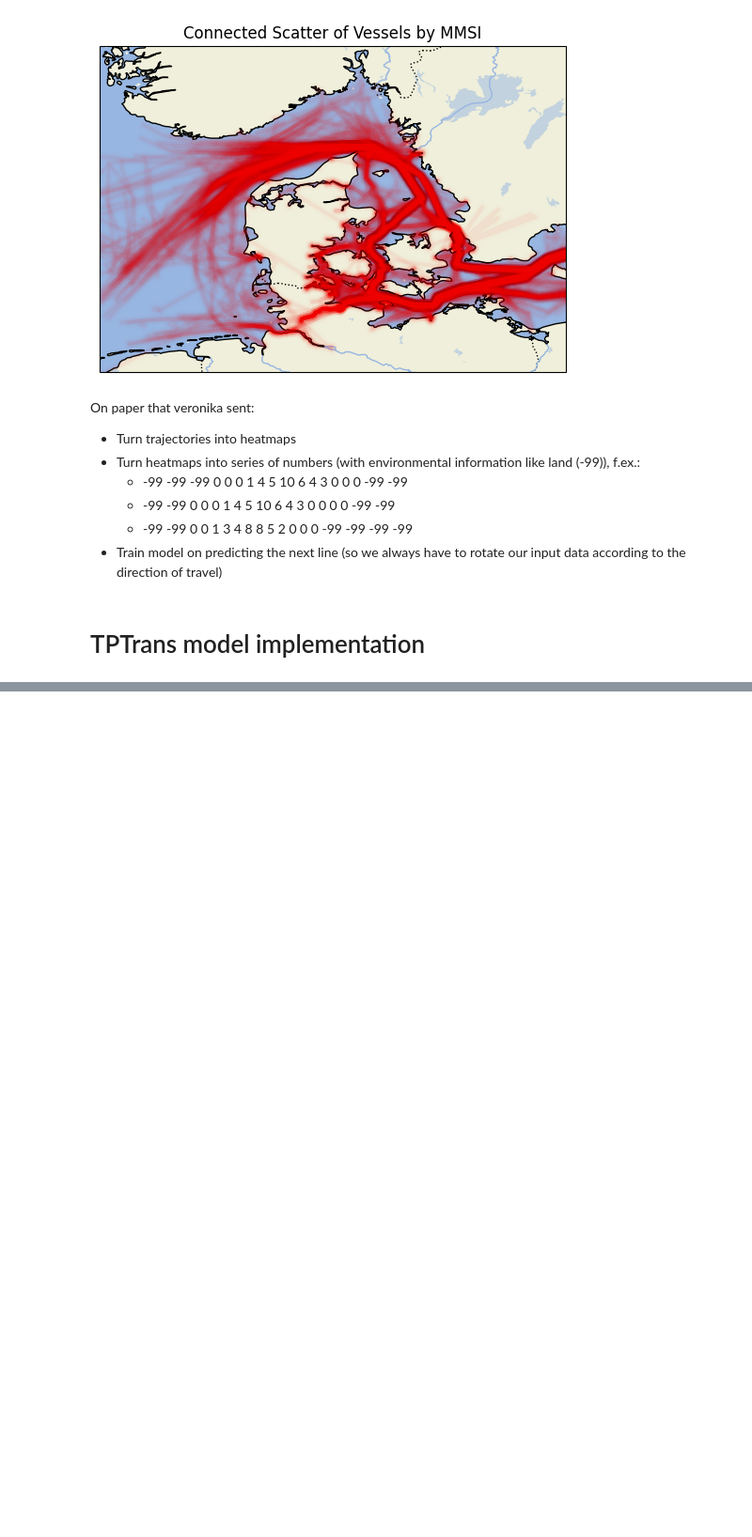
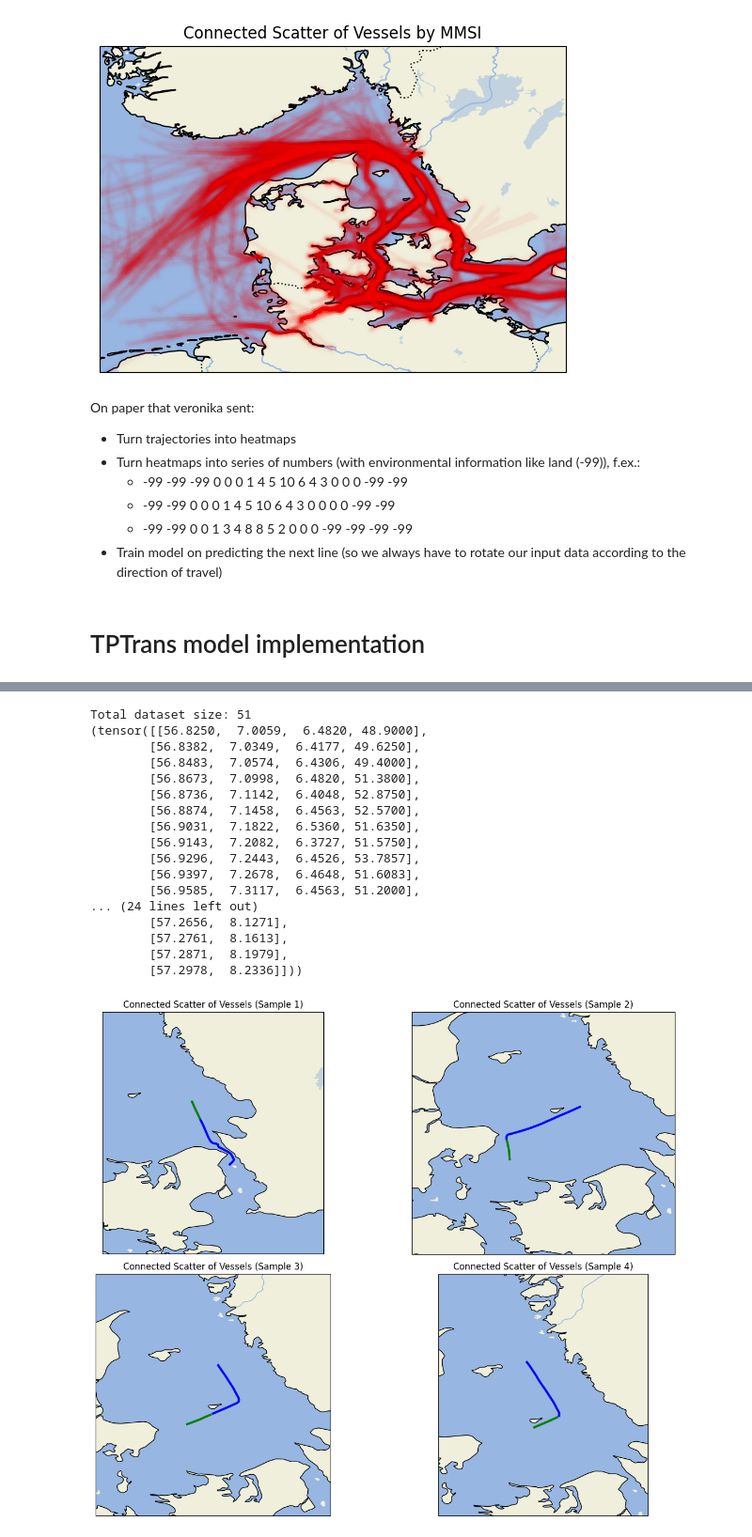
Before and after one commit to veronikal24/DeepLearning, a Jupyter notebook: testing_kevin.ipynb, the cells around one changed output, grey strips where cells are left out. Shown at 94% size. Drawn from its saved outputs; the diff is of its cells as text; code cells hidden in the pictures; blank space fills up the shorter version.

```diff
--- a/testing_kevin.ipynb
+++ b/testing_kevin.ipynb
@@ -735,0 +553,37 @@ print(df_test_results)
+# %%
+from dataloader import load_parquet, preprocess_data, SlidingWindowDataset
+from plotting import plot_dataset_sample
+
+df = load_parquet("dataset", k=3)
+df = preprocess_data(df)
+
+dataset = SlidingWindowDataset(
+    df,
+    max_diff_per_sequence_minutes=15,
+    window_size_minutes=240,
+    pred_size_minutes=60,
+    stride=60,
+)
+print(f"Total dataset size: {len(dataset)}")
+print(dataset[0])
+
+plot_dataset_sample(dataset)
+# %% [output]
+Total dataset size: 51
+(tensor([[56.8250,  7.0059,  6.4820, 48.9000],
+        [56.8382,  7.0349,  6.4177, 49.6250],
+        [56.8483,  7.0574,  6.4306, 49.4000],
+        [56.8673,  7.0998,  6.4820, 51.3800],
+        [56.8736,  7.1142,  6.4048, 52.8750],
+        [56.8874,  7.1458,  6.4563, 52.5700],
+        [56.9031,  7.1822,  6.5360, 51.6350],
+        [56.9143,  7.2082,  6.3727, 51.5750],
+        [56.9296,  7.2443,  6.4526, 53.7857],
+        [56.9397,  7.2678,  6.4648, 51.6083],
+        [56.9585,  7.3117,  6.4563, 51.2000],
+... (24 lines left out)
+        [57.2656,  8.1271],
+        [57.2761,  8.1613],
+        [57.2871,  8.1979],
+        [57.2978,  8.2336]]))
+[figure, added]
```
Also changed, not shown: parts of 5 cells of this notebook, 1 other file.
